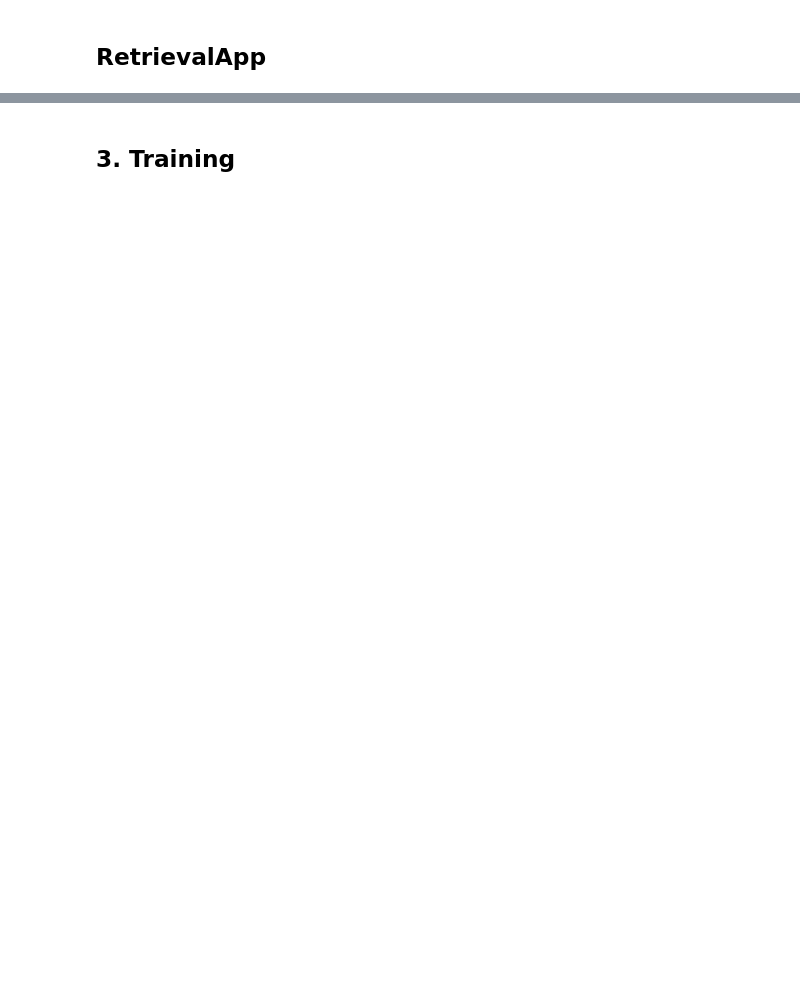
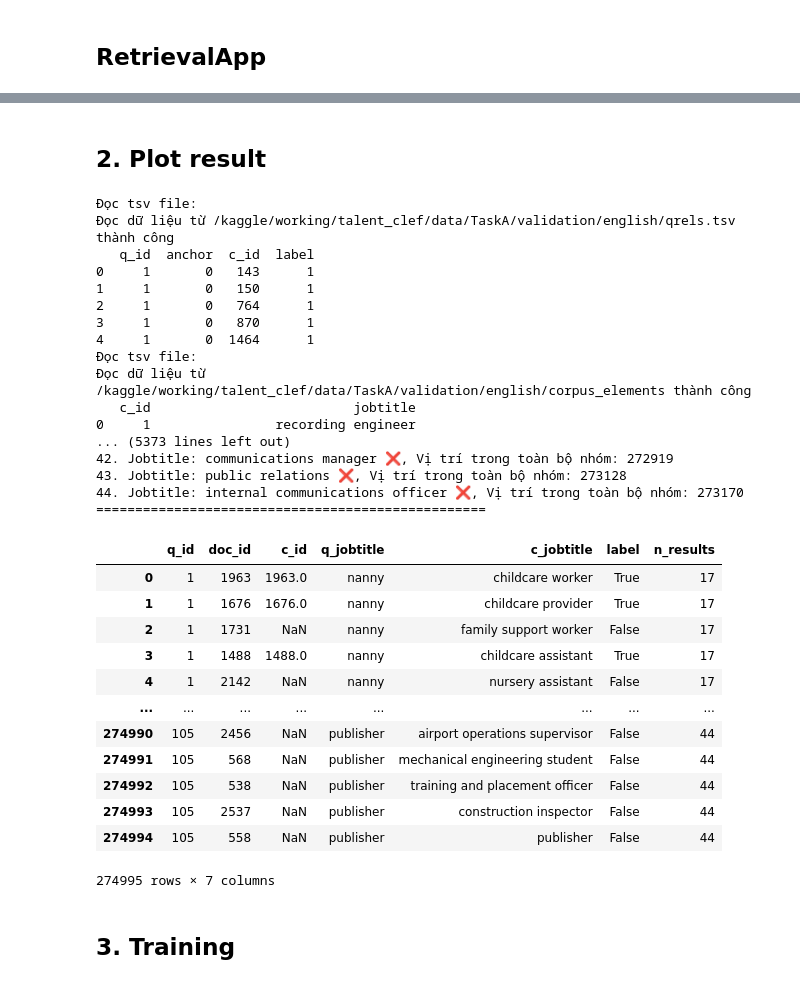
Before and after one commit to hoivd/talent_clef, a Jupyter notebook: code/talent-clef-new-inference.ipynb, the cells around one changed output, grey strips where cells are left out. Drawn from its saved outputs; the diff is of its cells as text; code cells hidden in the pictures; blank space fills up the shorter version.

Commit message:
Kaggle Notebook | talent_clef_inferencer | Version 1

```diff
--- a/code/talent-clef-new-inference.ipynb
+++ b/code/talent-clef-new-inference.ipynb
@@ -191,0 +525,2 @@ class Trainer:
+# %%
+qrels_file = "/kaggle/working/talent_clef/data/TaskA/validation/english/qrels.tsv"
@@ -216,7 +558,8 @@ class Inference:
 
                 # Compute cosine similarity
                 similarities = F.cosine_similarity(question_embedding, self.corpus_embeddings)
-                similarities[similarities == 1] = float('-inf')
+                similarities = torch.where(similarities >= 1, torch.tensor(float('-inf')), similarities)
+                print(similarities[similarities >= 1])
 
                 # Get the top_n indices with the highest cosine similarity values
                 sorted_similarities, sorted_indices = torch.sort(similarities, descending=True)
@@ -743,29 +1138,30 @@ Successfully installed cbor-1.0.0 cbor2-5.6.5 fastparquet-2024.11.0 ijson-3.3.0
 # %%
 data = {
     "corpus": {
-        "en-en": "/kaggle/working/talent_clef/data/TaskA/validation/english/corpus_elements",
-        "de-de": "/kaggle/working/talent_clef/data/TaskA/validation/german/corpus_elements",
-        "es-es": "/kaggle/working/talent_clef/data/TaskA/validation/spanish/corpus_elements",
-        "zh-zh": "/kaggle/working/talent_clef/data/TaskA/validation/chinese/corpus_elements"
+        "en-en": "/kaggle/working/talent_clef/data/TaskA/validation/english/corpus_elements"
+        # "de-de": "/kaggle/working/talent_clef/data/TaskA/validation/german/corpus_elements",
+        # "es-es": "/kaggle/working/talent_clef/data/TaskA/validation/spanish/corpus_elements",
+        # "zh-zh": "/kaggle/working/talent_clef/data/TaskA/validation/chinese/corpus_elements"
     },
 
     "queries":{
-        "en-en": "/kaggle/working/talent_clef/data/TaskA/validation/english/queries",
-        "de-de": "/kaggle/working/talent_clef/data/TaskA/validation/german/queries",
-        "es-es": "/kaggle/working/talent_clef/data/TaskA/validation/spanish/queries",
-        "zh-zh": "/kaggle/working/talent_clef/data/TaskA/validation/chinese/queries"
+        "en-en": "/kaggle/working/talent_clef/data/TaskA/validation/english/queries"
+        # "de-de": "/kaggle/working/talent_clef/data/TaskA/validation/german/queries",
+        # "es-es": "/kaggle/working/talent_clef/data/TaskA/validation/spanish/queries",
+        # "zh-zh": "/kaggle/working/talent_clef/data/TaskA/validation/chinese/queries"
     },
 
     "qrels": {
-        "en-en": "/kaggle/working/talent_clef/data/TaskA/validation/english/qrels.tsv",
-        "de-de": "/kaggle/working/talent_clef/data/TaskA/validation/german/qrels.tsv",
-        "es-es": "/kaggle/working/talent_clef/data/TaskA/validation/spanish/qrels.tsv",
-        "zh-zh": "/kaggle/working/talent_clef/data/TaskA/validation/chinese/qrels.tsv"
+        "en-en": "/kaggle/working/talent_clef/data/TaskA/validation/english/qrels.tsv"
+        # "de-de": "/kaggle/working/talent_clef/data/TaskA/validation/german/qrels.tsv",
+        # "es-es": "/kaggle/working/talent_clef/data/TaskA/validation/spanish/qrels.tsv",
+        # "zh-zh": "/kaggle/working/talent_clef/data/TaskA/validation/chinese/qrels.tsv"
     }
 }
 
+
 model_name = "sentence-transformers/paraphrase-multilingual-MiniLM-L12-v2"
-model_path = "/kaggle/working/models/sentence-transformers/paraphrase-multilingual-MiniLM-L12-v2/epoch6"
+model_path = "/kaggle/working/models/sentence-transformers/paraphrase-multilingual-MiniLM-L12-v2/pos_epoch6_random_neg_pair_epoch14_symetric_loss"
 app = RetrievalApp(model_name, model_path)
 ratings, prediction_files = app(data)
 # %% [output]
@@ -847,0 +1221,36 @@ ratings
+# %% [markdown]
+## 2. Plot result
+# %%
+ploter = PlotResult(data, prediction_files)
+ploter('en-en')
+# %% [output]
+Đọc tsv file:
+Đọc dữ liệu từ /kaggle/working/talent_clef/data/TaskA/validation/english/qrels.tsv thành công
+   q_id  anchor  c_id  label
+0     1       0   143      1
+1     1       0   150      1
+2     1       0   764      1
+3     1       0   870      1
+4     1       0  1464      1
+Đọc tsv file:
+Đọc dữ liệu từ /kaggle/working/talent_clef/data/TaskA/validation/english/corpus_elements thành công
+   c_id                          jobtitle
+0     1                recording engineer
+... (5373 lines left out)
+42. Jobtitle: communications manager ❌, Vị trí trong toàn bộ nhóm: 272919
+43. Jobtitle: public relations ❌, Vị trí trong toàn bộ nhóm: 273128
+44. Jobtitle: internal communications officer ❌, Vị trí trong toàn bộ nhóm: 273170
+==================================================
+|  | q_id | doc_id | c_id | q_jobtitle | c_jobtitle | label | n_results |
+| 0 | 1 | 1963 | 1963.0 | nanny | childcare worker | True | 17 |
+| 1 | 1 | 1676 | 1676.0 | nanny | childcare provider | True | 17 |
+| 2 | 1 | 1731 | NaN | nanny | family support worker | False | 17 |
+| 3 | 1 | 1488 | 1488.0 | nanny | childcare assistant | True | 17 |
+| 4 | 1 | 2142 | NaN | nanny | nursery assistant | False | 17 |
+| ... | ... | ... | ... | ... | ... | ... | ... |
+| 274990 | 105 | 2456 | NaN | publisher | airport operations supervisor | False | 44 |
+| 274991 | 105 | 568 | NaN | publisher | mechanical engineering student | False | 44 |
+| 274992 | 105 | 538 | NaN | publisher | training and placement officer | False | 44 |
+| 274993 | 105 | 2537 | NaN | publisher | construction inspector | False | 44 |
+| 274994 | 105 | 558 | NaN | publisher | publisher | False | 44 |
+274995 rows × 7 columns
```
Also changed, not shown: parts of 36 cells of this notebook.
